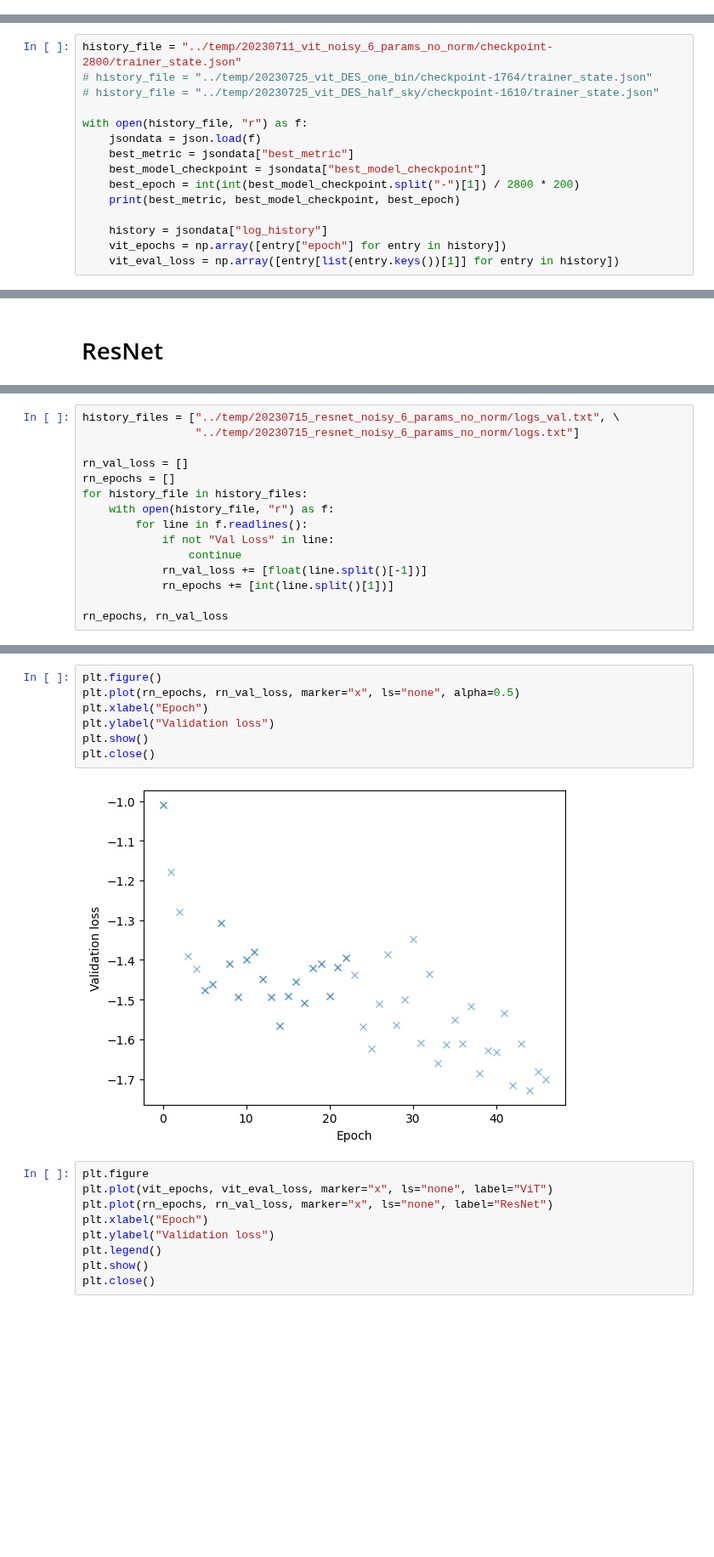
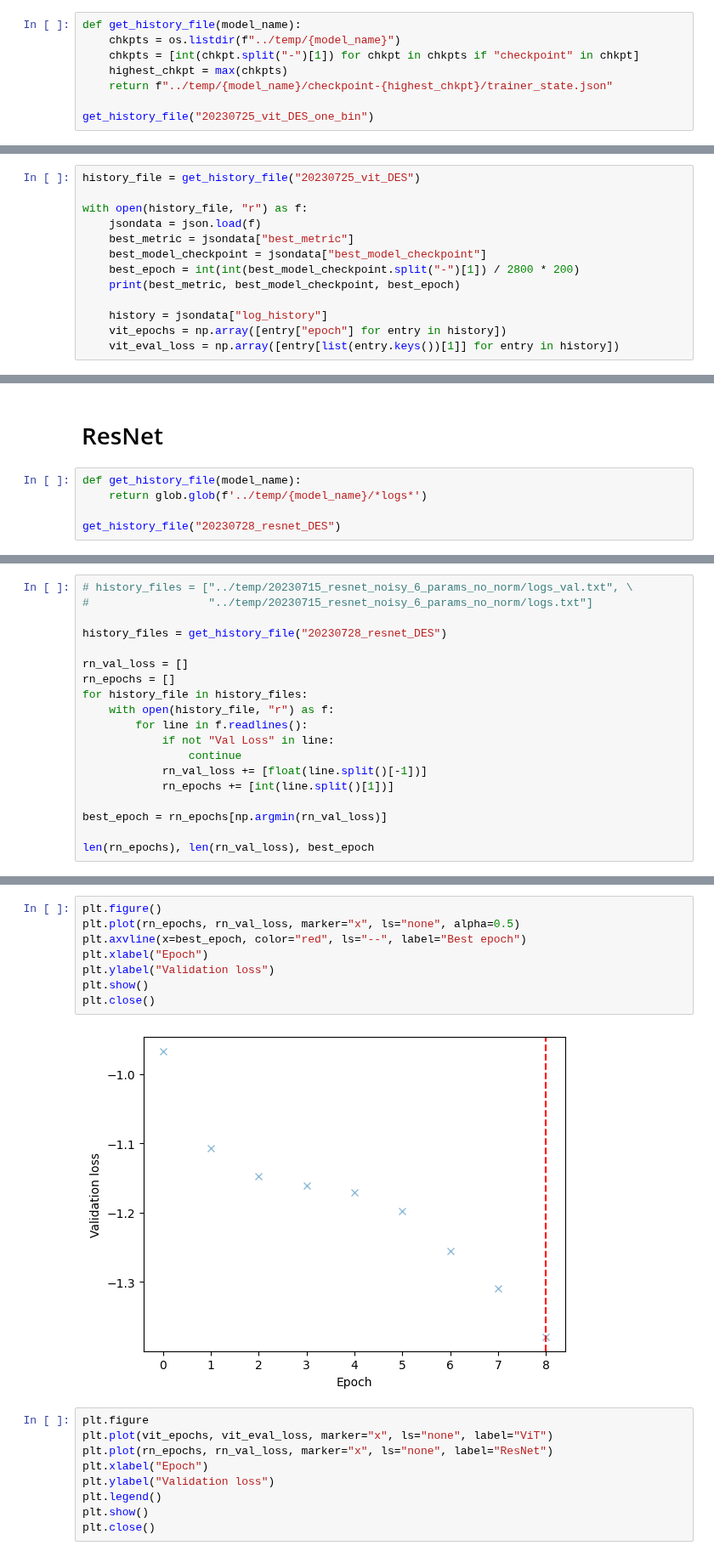
Before and after one commit to shubhagrawal30/ViT_weak_lensing, a Jupyter notebook: notebooks/training_history.ipynb, the cells around one changed output, grey strips where cells are left out. Shown at 85% size. Drawn from its saved outputs; the diff is of its cells as text; blank space fills up the shorter version.

```diff
--- a/notebooks/training_history.ipynb
+++ b/notebooks/training_history.ipynb
@@ -5,3 +5,11 @@ import matplotlib.pyplot as plt
 import json
 # %% [markdown]
 # Vision Transformer
+# %%
+def get_history_file(model_name):
+    chkpts = os.listdir(f"../temp/{model_name}")
+    chkpts = [int(chkpt.split("-")[1]) for chkpt in chkpts if "checkpoint" in chkpt]
+    highest_chkpt = max(chkpts)
+    return f"../temp/{model_name}/checkpoint-{highest_chkpt}/trainer_state.json"
+
+get_history_file("20230725_vit_DES_one_bin")
@@ -8,7 +18,5 @@ import json
 # %%
-history_file = "../temp/20230711_vit_noisy_6_params_no_norm/checkpoint-2800/trainer_state.json"
-# history_file = "../temp/20230725_vit_DES_one_bin/checkpoint-1764/trainer_state.json"
-# history_file = "../temp/20230725_vit_DES_half_sky/checkpoint-1610/trainer_state.json"
+history_file = get_history_file("20230725_vit_DES")
 
 with open(history_file, "r") as f:
     jsondata = json.load(f)
@@ -35,2 +43,7 @@ plt.close()
 # %% [markdown]
 # ResNet
+# %%
+def get_history_file(model_name):
+    return glob.glob(f'../temp/{model_name}/*logs*')
+
+get_history_file("20230728_resnet_DES")
@@ -37,6 +52,8 @@ plt.close()
 # %%
-history_files = ["../temp/20230715_resnet_noisy_6_params_no_norm/logs_val.txt", \
-                 "../temp/20230715_resnet_noisy_6_params_no_norm/logs.txt"]
+# history_files = ["../temp/20230715_resnet_noisy_6_params_no_norm/logs_val.txt", \
+#                  "../temp/20230715_resnet_noisy_6_params_no_norm/logs.txt"]
+
+history_files = get_history_file("20230728_resnet_DES")
 
 rn_val_loss = []
 rn_epochs = []
@@ -48,5 +65,7 @@ for history_file in history_files:
             rn_val_loss += [float(line.split()[-1])]
             rn_epochs += [int(line.split()[1])]
 
-rn_epochs, rn_val_loss
+best_epoch = rn_epochs[np.argmin(rn_val_loss)]
+
+len(rn_epochs), len(rn_val_loss), best_epoch
 # %% [output]
@@ -70,12 +73,13 @@ rn_epochs, rn_val_loss
 # %%
 plt.figure()
 plt.plot(rn_epochs, rn_val_loss, marker="x", ls="none", alpha=0.5)
+plt.axvline(x=best_epoch, color="red", ls="--", label="Best epoch")
 plt.xlabel("Epoch")
 plt.ylabel("Validation loss")
 plt.show()
 plt.close()
 # %% [output]
-[figure, old version]
+[figure, new version]
 # %%
 plt.figure
 plt.plot(vit_epochs, vit_eval_loss, marker="x", ls="none", label="ViT")
```
Also changed, not shown: parts of 6 cells of this notebook, 4 other files.
